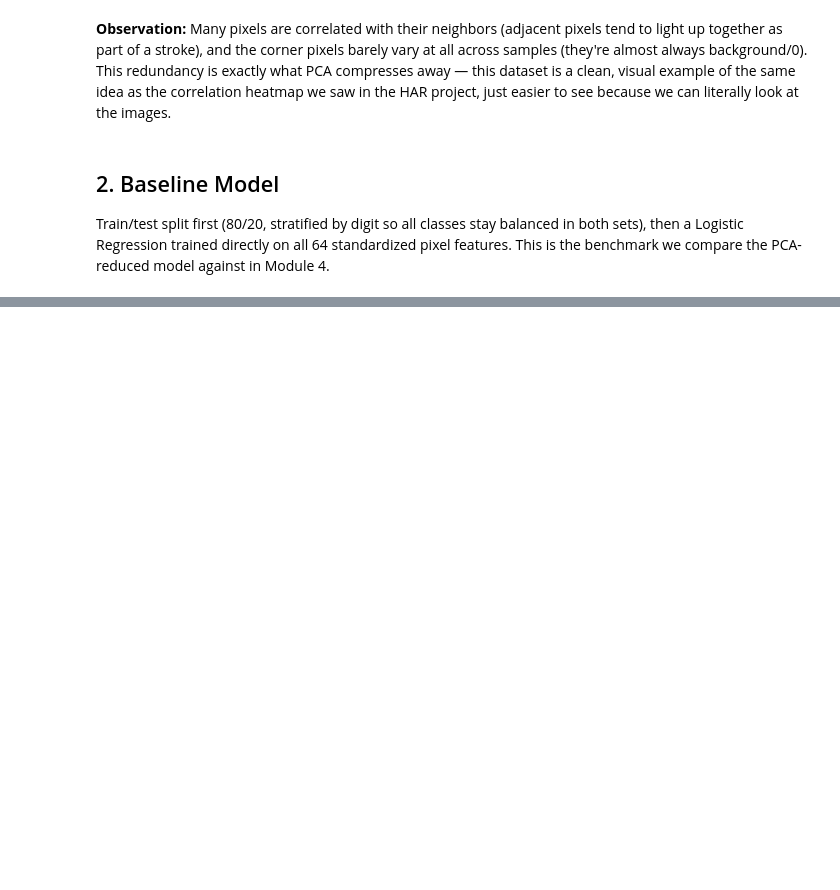
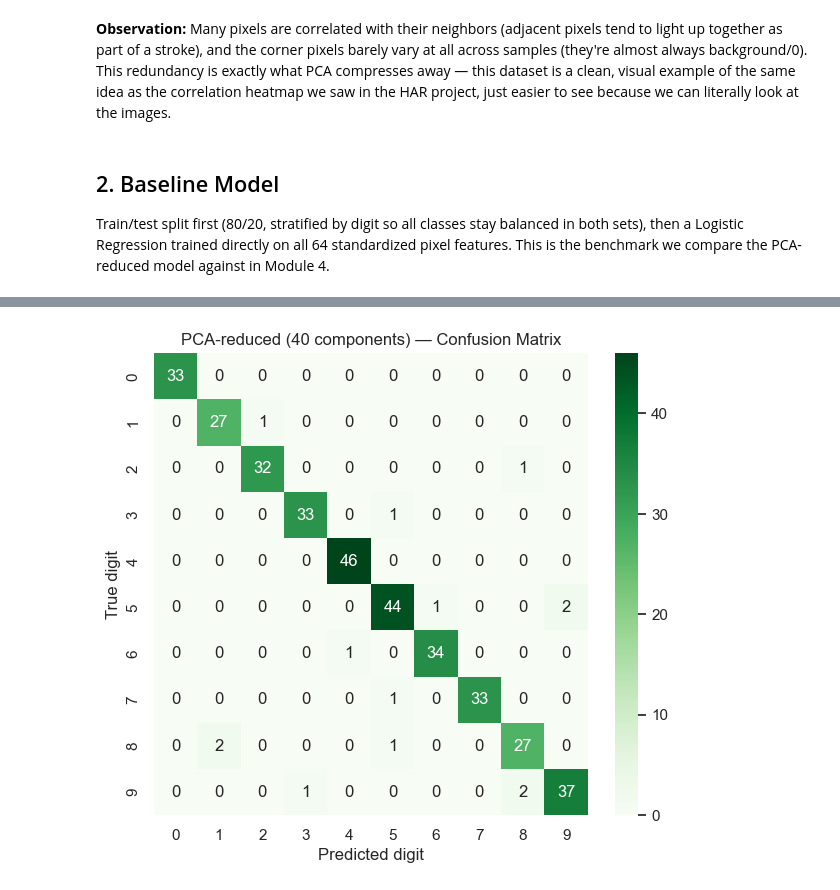
Before and after one commit to Shreyashs-dg/PCA-Digits-Dimensionality-Reduction, a Jupyter notebook: notebooks/pca_digits_recognition.ipynb, the cells around one changed output, grey strips where cells are left out. Drawn from its saved outputs; the diff is of its cells as text; code cells hidden in the pictures; blank space fills up the shorter version.

```diff
--- a/notebooks/pca_digits_recognition.ipynb
+++ b/notebooks/pca_digits_recognition.ipynb
@@ -105,0 +243,17 @@ Train/test split first (80/20, stratified by digit so all classes stay balanced
+# %%
+pca_model = LogisticRegression(max_iter=5000, random_state=RANDOM_STATE)
+
+start = time.time()
+pca_model.fit(X_train_pca, y_train)
+pca_train_time = time.time() - start
+
+start = time.time()
+y_pred_pca = pca_model.predict(X_test_pca)
+pca_predict_time = time.time() - start
+
+pca_accuracy = accuracy_score(y_test, y_pred_pca)
+
+print(f"PCA-reduced ({k} components)")
+print(f"  Accuracy      : {pca_accuracy:.4f}")
+print(f"  Training time : {pca_train_time:.3f} sec")
+print(f"  Predict time  : {pca_predict_time:.4f} sec")
@@ -105,0 +284,10 @@ Train/test split first (80/20, stratified by digit so all classes stay balanced
+# %%
+cm_pca = confusion_matrix(y_test, y_pred_pca)
+plt.figure(figsize=(7, 6))
+sns.heatmap(cm_pca, annot=True, fmt="d", cmap="Greens", xticklabels=range(10), yticklabels=range(10))
+plt.title(f"PCA-reduced ({k} components) — Confusion Matrix")
+plt.ylabel("True digit")
+plt.xlabel("Predicted digit")
+plt.show()
+# %% [output]
+[figure, added]
```
Also changed, not shown: parts of 25 cells of this notebook, 8 other files.
